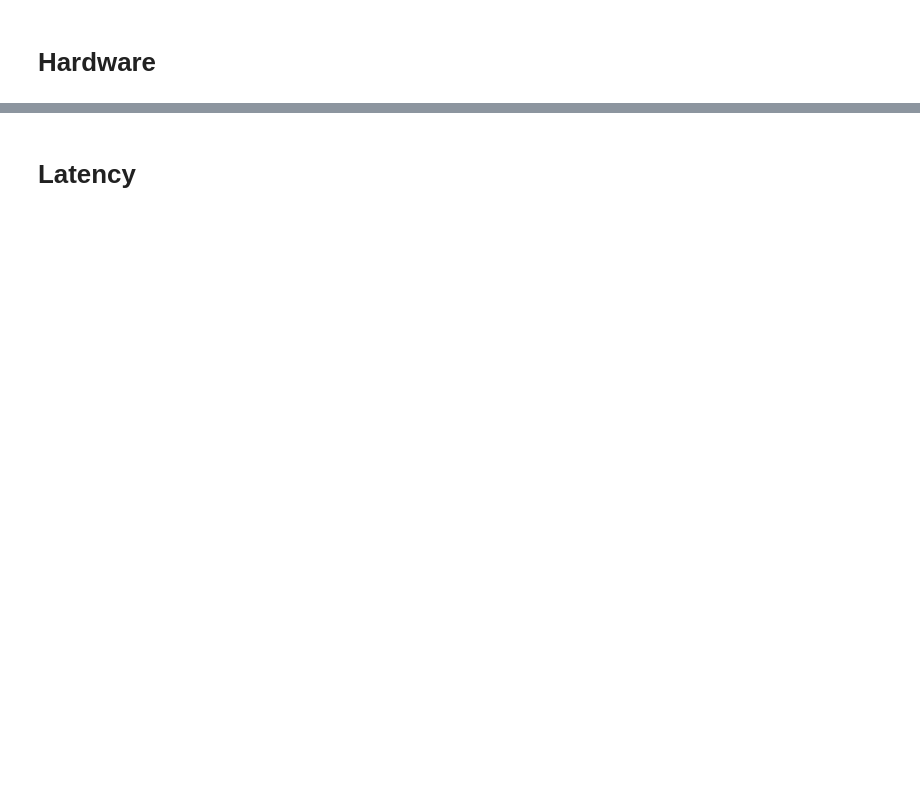
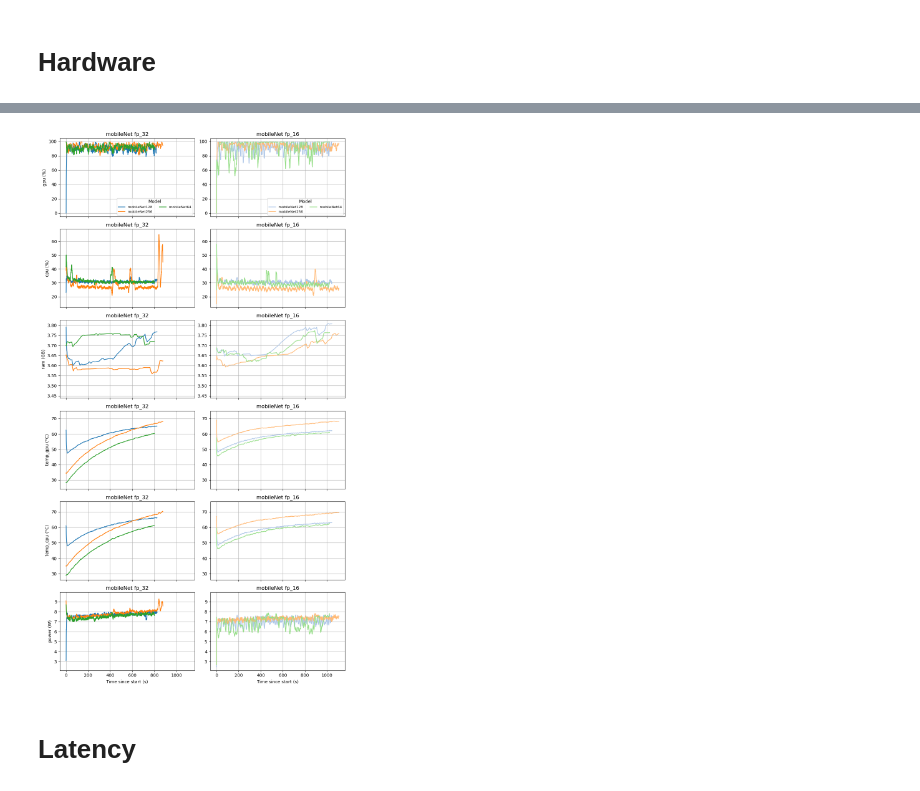
Before and after one commit to Daniel-Kristensen1/Nvidia_Jetson_p3, a Jupyter notebook: test2.ipynb, the cells around one changed output, grey strips where cells are left out. Saved outputs shown, nothing was run; the diff lists cells and outputs as text; code cells hidden in the pictures; blank space fills up the shorter version.

```diff
--- a/test2.ipynb
+++ b/test2.ipynb
@@ -224,0 +231,95 @@ plt.show()
+# %%
+import matplotlib.pyplot as plt
+import numpy as np
+
+# Units for y-axis
+units = {
+    "gpu": "%",
+    "cpu": "%",
+    "ram": "GB",
+    "temp_gpu": "°C",
+    "temp_cpu": "°C",
+    "power": "W"
+}
+
+# Variables to plot (combine cpu1-4 into "cpu")
+variables = ["gpu", "cpu", "ram", "temp_gpu", "temp_cpu", "power"]
+
+groups = {
+    "mobileNet fp_32": [
+        m for m in data.keys()
+        if m.startswith("mobileNet") and m[-2] == "1"
+    ],
+    "mobileNet fp_16": [
+        m for m in data.keys()
+        if m.startswith("mobileNet") and m[-2] == "2"
+    ],
+}
+
+for name, models in groups.items():
+    print(name, models)
+
+
+colors = plt.cm.tab20(range(len(data)))
+color_map = dict(zip(data.keys(), colors))
+
+n_vars = len(variables)
+n_groups = len(groups)
+fig, axes = plt.subplots(n_vars, n_groups, figsize=(5*n_groups, 3*n_vars), sharex=True)
+
+# Precompute y-limits per variable
+y_limits = {}
+for var in variables:
+    all_values = []
+    for model in data:
+        df = data[model].copy()
+        if var == "cpu":
+            # average cpu1-4
+            df[var] = df[["cpu1", "cpu2", "cpu3", "cpu4"]].mean(axis=1)
+        if f"{var}_smooth" in df.columns:
+            all_values.extend(df[f"{var}_smooth"].values)
+        elif var in df.columns:
+            all_values.extend(df[var].values)
+    if all_values:  # only if there is data
+        min_val = np.min(all_values)
+        max_val = np.max(all_values)
+        margin = (max_val - min_val) * 0.05  # 5% margin
+        y_limits[var] = (min_val - margin, max_val + margin)
+    else:
+        y_limits[var] = (0, 1)  # fallback
+
+# Plot
+for i, var in enumerate(variables):
+    for j, (group_name, model_list) in enumerate(groups.items()):
+        ax = axes[i, j] if n_vars > 1 else axes[j]  # handle single variable edge case
+        for model in model_list:
+            df = data[model].copy()
+            # compute average if CPU
+            if var == "cpu":
+                df[var] = df[["cpu1", "cpu2", "cpu3", "cpu4"]].mean(axis=1)
+            # use smooth column if available
+            plot_col = f"{var}_smooth" if f"{var}_smooth" in df.columns else var
+            clean_label = model.split("_")[0]
+            ax.plot(
+                df.index.total_seconds(),
+                df[plot_col],
+                label=clean_label,
+                color=color_map[model],
+                linewidth=1.5
+            )
+
+        ax.set_ylim(y_limits[var])  # enforce consistent y-axis per variable
+        if i == n_vars - 1:
+            ax.set_xlabel("Time since start (s)")
+        if j == 0:
+            ax.set_ylabel(f"{var} ({units.get(var, '')})")
+        ax.set_title(group_name)
+        ax.grid(True)
+
+# Legends
+for j, (group_name, model_list) in enumerate(groups.items()):
+    axes[0, j].legend(title="Model", ncol=2, fontsize=8)
+
+plt.tight_layout()
+plt.show()
+# %% [output]
@@ -225,2 +328,3 @@ plt.show()
+[figure, added]
 # %% [markdown]
 # Latency
```
Also changed, not shown: parts of 6 cells of this notebook, 3 other files.
